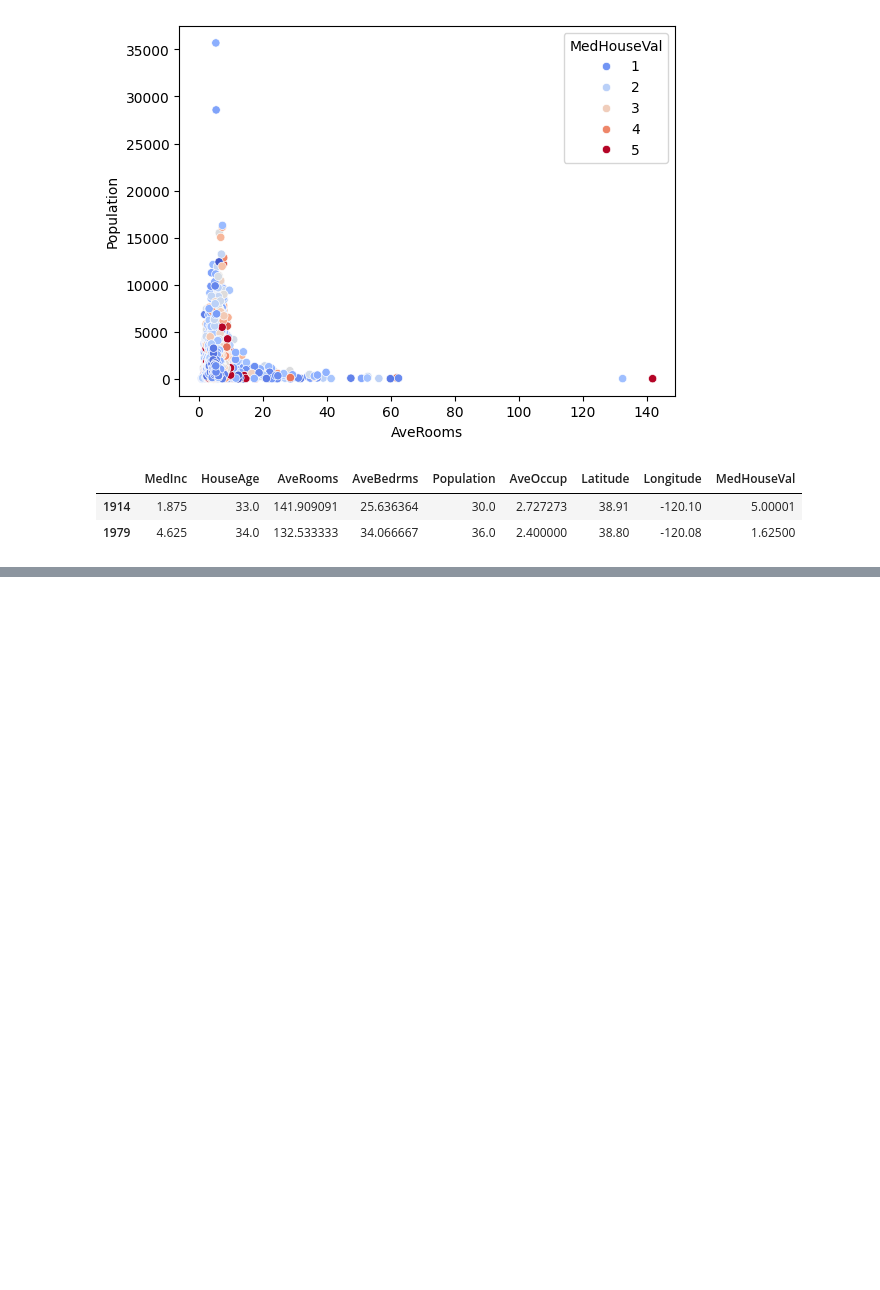
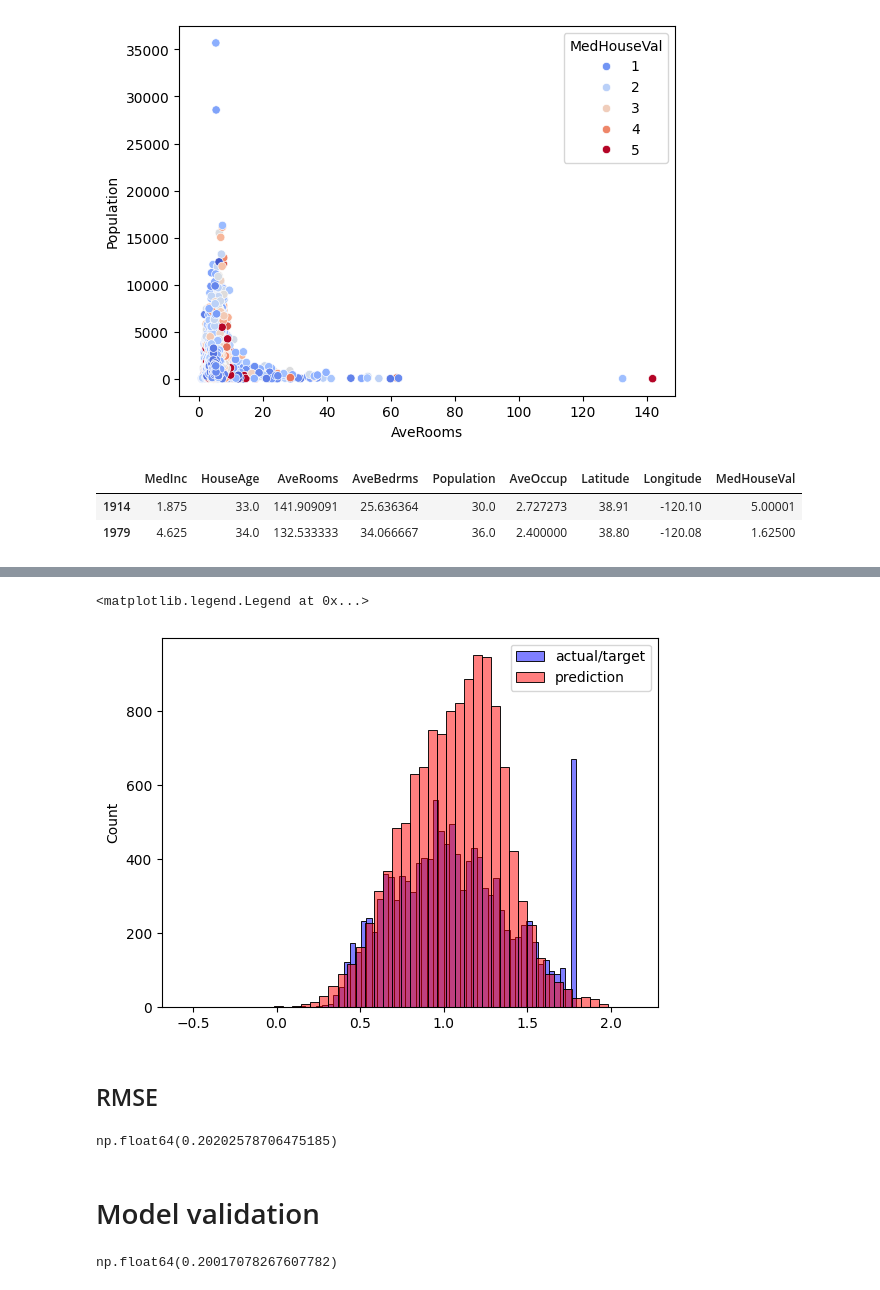
Before and after one commit to sheilambadi/machine-learning-zoomcamp, a Jupyter notebook: machine-learning-zoomcamp/02_regression/california_housing_price_prediction.ipynb, the cells around one changed output, grey strips where cells are left out. Drawn from its saved outputs; the diff is of its cells as text; code cells hidden in the pictures; blank space fills up the shorter version.

Commit message:
Create model and make predictions

```diff
--- a/machine-learning-zoomcamp/02_regression/california_housing_price_prediction.ipynb
+++ b/machine-learning-zoomcamp/02_regression/california_housing_price_prediction.ipynb
@@ -325,0 +399,13 @@ combined_df[combined_df['AveRooms'] > 100] # not certain what these houses are
+# %%
+def train_linear_regression(X, y):
+    # add bias/baseline term to the features matrix
+    ones = np.ones(X.shape[0])
+    X = np.column_stack([ones, X])
+
+    XTX = X.T.dot(X) # Gram matrix
+    XTX_inv = np.linalg.inv(XTX)
+
+    XTX.dot(XTX_inv).round(1) # Should be an identity matrix
+
+    w_full = XTX_inv.dot(X.T).dot(y) # linear regression normal equation
+    return w_full[0], w_full[1:]
@@ -325,0 +420,10 @@ combined_df[combined_df['AveRooms'] > 100] # not certain what these houses are
+# %%
+def prepare_X(df):
+    df = df.copy()
+    # normalize all data except coordinates -> didn't help much (wonder if there's a better way to handle coordinates)
+    base = ['MedInc', 'HouseAge', 'AveRooms', 'AveBedrms', 'Population', 'AveOccup']
+
+    for col in base:
+        df[col] = np.log1p(df[col])
+
+    return df
@@ -325,0 +432,5 @@ combined_df[combined_df['AveRooms'] > 100] # not certain what these houses are
+# %%
+X_train = prepare_X(df_train)
+
+w0, w = train_linear_regression(X_train, y_train)
+w0, w # we can use the weights to make predictions
@@ -325,0 +441,3 @@ combined_df[combined_df['AveRooms'] > 100] # not certain what these houses are
+# %%
+y_pred = w0 + X_train.dot(w)
+y_pred
@@ -325,0 +457,11 @@ combined_df[combined_df['AveRooms'] > 100] # not certain what these houses are
+# %%
+# check how the predictions compare to the actual values
+sns.histplot(y_train, color='blue', alpha=0.5, bins=50, label='actual/target')
+sns.histplot(y_pred, color='red', alpha=0.5, bins=50, label='prediction')
+
+plt.legend()
+# %% [output]
+<matplotlib.legend.Legend at 0x...>
+[figure, added]
+# %% [markdown]
+## RMSE
@@ -325,0 +474,14 @@ combined_df[combined_df['AveRooms'] > 100] # not certain what these houses are
+# %%
+rmse(y_train, y_pred)
+# %% [output]
+np.float64(0.20202578706475185)
+# %% [markdown]
+# Model validation
+# %%
+X_val = prepare_X(df_val)
+
+# use the trained weights to make predictions
+y_pred = w0 + X_val.dot(w)
+rmse(y_val, y_pred)
+# %% [output]
+np.float64(0.20017078267607782)
```
Also changed, not shown: parts of 29 cells of this notebook.
